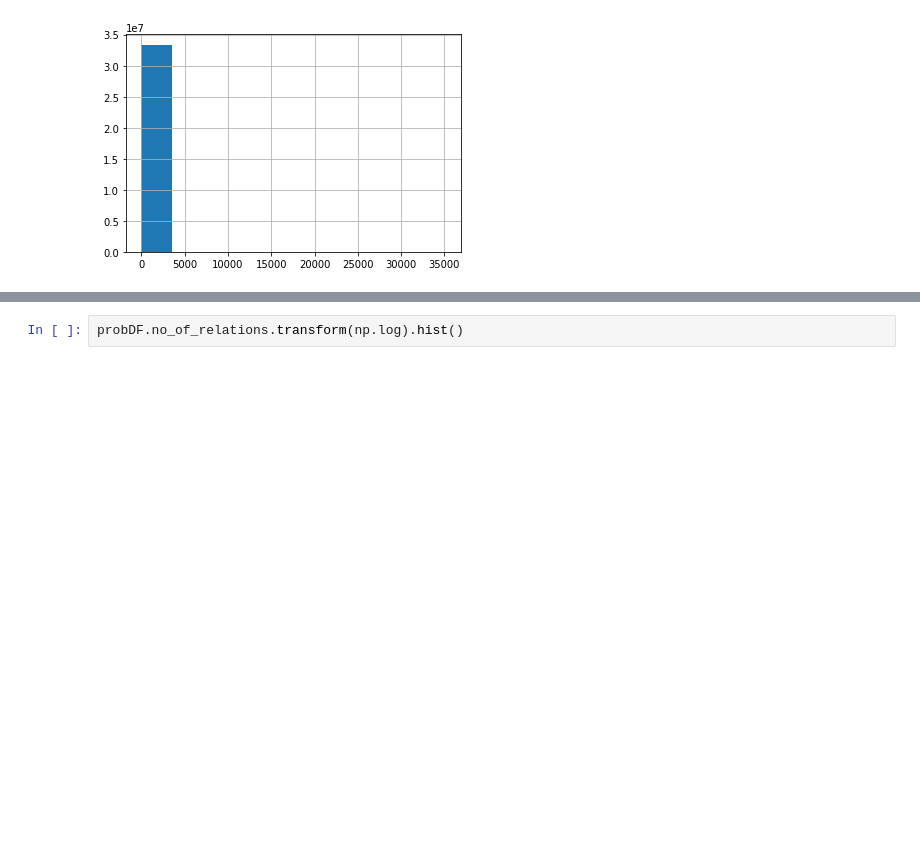
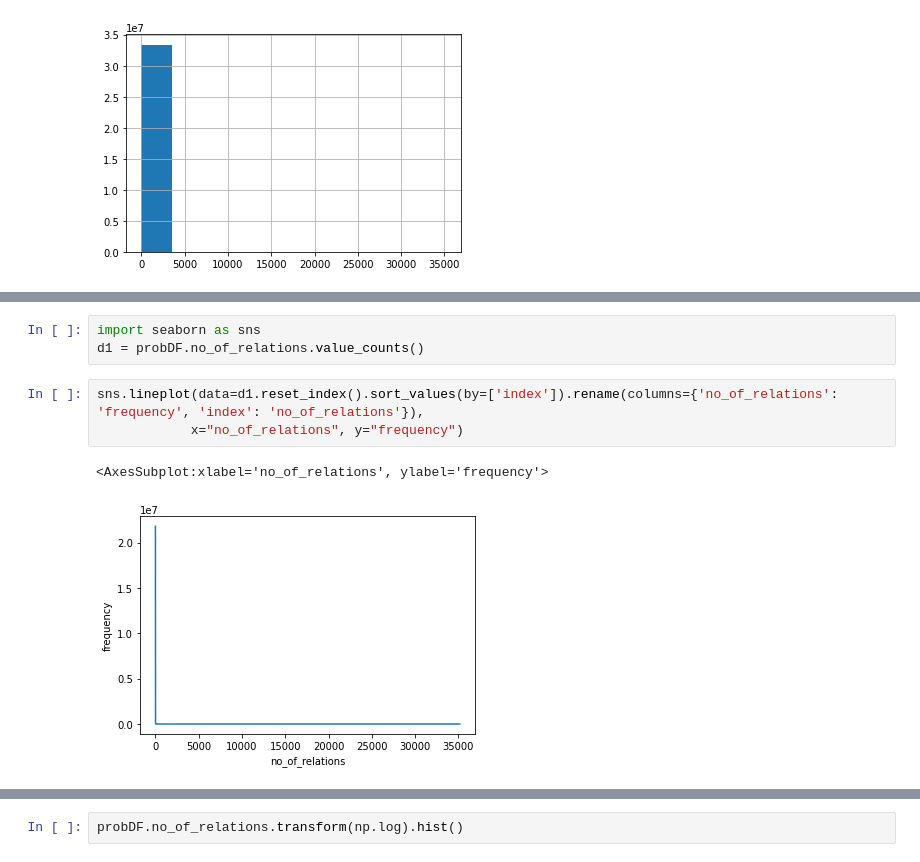
Before and after one commit to usc-isi-i2/wd-similarity, a Jupyter notebook: Probase File Exploration.ipynb, the cells around one changed output, grey strips where cells are left out. Drawn from its saved outputs; the diff is of its cells as text; blank space fills up the shorter version.

```diff
--- a/Probase File Exploration.ipynb
+++ b/Probase File Exploration.ipynb
@@ -62,0 +84,9 @@ probDF.no_of_relations.hist()
+# %%
+import seaborn as sns
+d1 = probDF.no_of_relations.value_counts()
+# %%
+sns.lineplot(data=d1.reset_index().sort_values(by=['index']).rename(columns={'no_of_relations': 'frequency', 'index': 'no_of_relations'}),
+            x="no_of_relations", y="frequency")
+# %% [output]
+<AxesSubplot:xlabel='no_of_relations', ylabel='frequency'>
+[figure, added]
```
Also changed, not shown: parts of 21 cells of this notebook, 16 other files.
